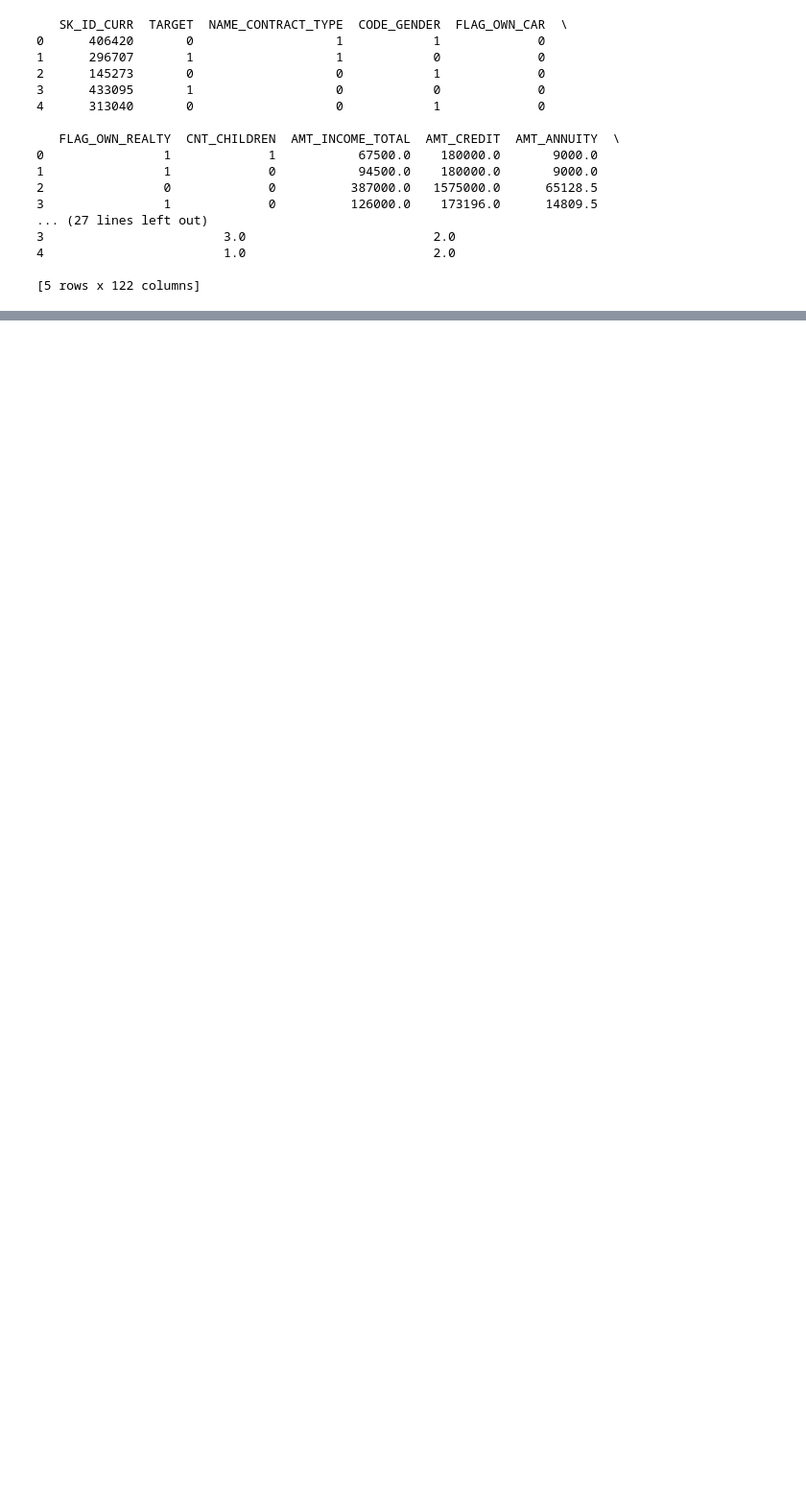
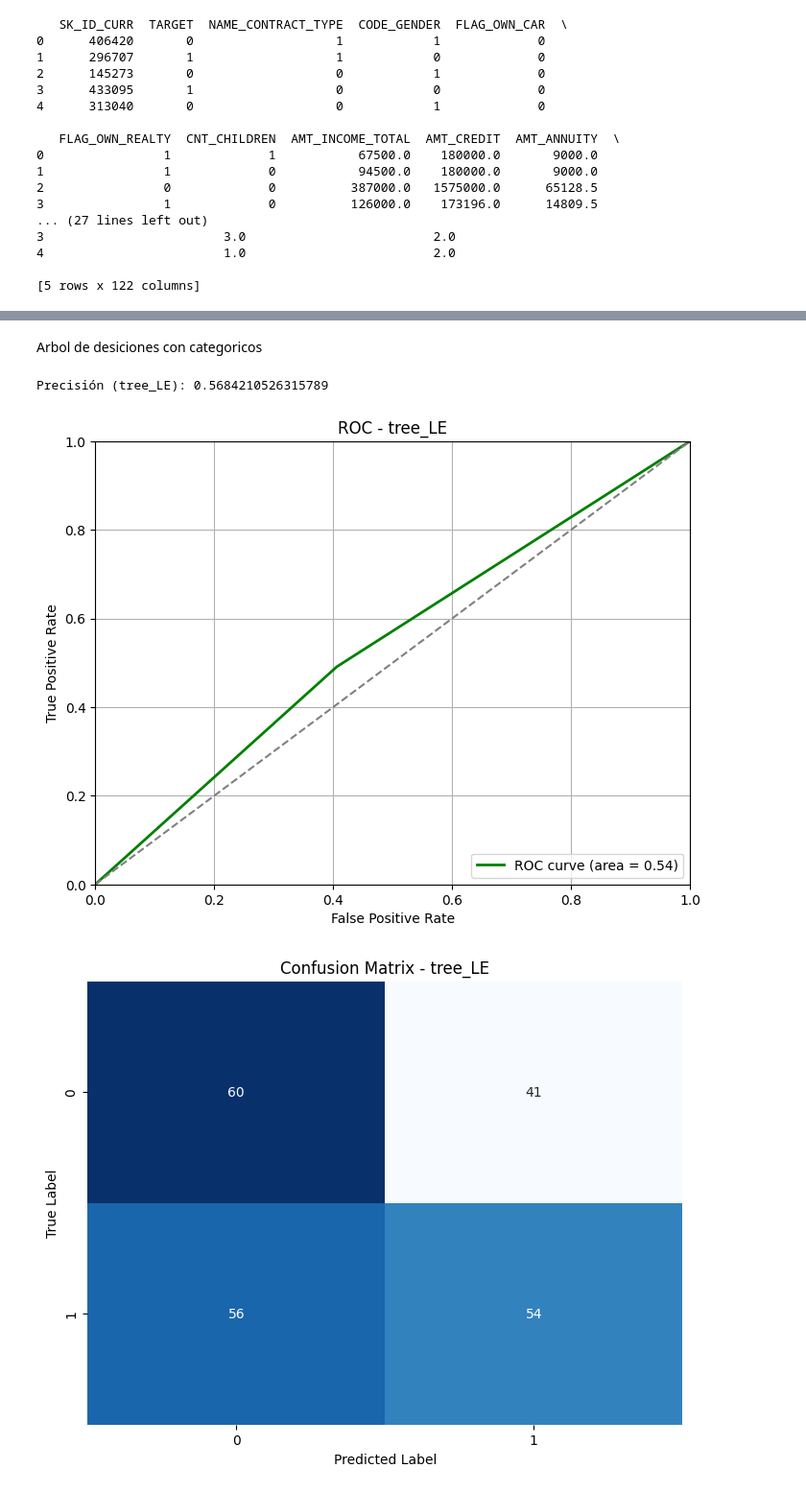
Before and after one commit to HolyTostadora/trabajo-practico-1-IA, a Jupyter notebook: TP1 modelos.ipynb, the cells around one changed output, grey strips where cells are left out. Shown at 96% size. Saved outputs shown, nothing was run; the diff lists cells and outputs as text; code cells hidden in the pictures; blank space fills up the shorter version.

```diff
--- a/TP1 modelos.ipynb
+++ b/TP1 modelos.ipynb
@@ -543,0 +630,59 @@ print(transformed_ds.head())
+# %% [markdown]
+Arbol de desiciones con categoricos
+# %%
+# Inicializar y entrenar el modelo de árbol de decisión
+tree_LE = DecisionTreeClassifier(random_state=42)
+tree_LE.fit(X_train, y_train)
+
+# Predecir en el conjunto de prueba
+y_pred_tree = tree_LE.predict(X_test)
+y_pred_proba_tree = tree_LE.predict_proba(X_test)[:, 1]
+
+# Calcular la precisión
+precision_tree = precision_score(y_test, y_pred_tree)
+print("Precisión (tree_LE):", precision_tree)
+
+# Generar la curva ROC
+fpr_tree, tpr_tree, _ = roc_curve(y_test, y_pred_proba_tree)
+roc_auc_tree = auc(fpr_tree, tpr_tree)
+
+# Graficar la curva ROC
+plt.figure(figsize=(8, 6))
+plt.plot(fpr_tree, tpr_tree, color='green', lw=2, label=f'ROC curve (area = {roc_auc_tree:.2f})')
+plt.plot([0, 1], [0, 1], color='gray', linestyle='--')
+plt.xlim([0.0, 1.0])
+plt.ylim([0.0, 1.0])
+plt.xlabel('False Positive Rate')
+plt.ylabel('True Positive Rate')
+plt.title('ROC - tree_LE')
+plt.legend(loc="lower right")
+plt.grid()
+plt.show()
+
+# Mostrar la matriz de confusión usando seaborn heatmap
+conf_matrix_tree = confusion_matrix(y_test, y_pred_tree)
+plt.figure(figsize=(8, 6))
+sns.heatmap(conf_matrix_tree, annot=True, fmt='d', cmap='Blues', cbar=False)
+plt.xlabel('Predicted Label')
+plt.ylabel('True Label')
+plt.title('Confusion Matrix - tree_LE')
+plt.show()
+
+# Importancia de los atributos
+importances_tree = tree_LE.feature_importances_
+feature_importances_tree = pd.Series(importances_tree, index=X_train.columns).sort_values(ascending=False)
+
+print("Importancia de Atributos (tree_LE):")
+print(feature_importances_tree)
+
+# Visualizar la importancia de los atributos
+plt.figure(figsize=(10, 6))
+feature_importances_tree.plot(kind='bar')
+plt.title('Importancia de Atributos - tree_LE')
+plt.xlabel('Atributos')
+plt.ylabel('Importancia')
+plt.show()
+# %% [output]
+Precisión (tree_LE): 0.5684210526315789
+[figure, added]
+[figure, added]
```
Also changed, not shown: parts of 9 cells of this notebook.
